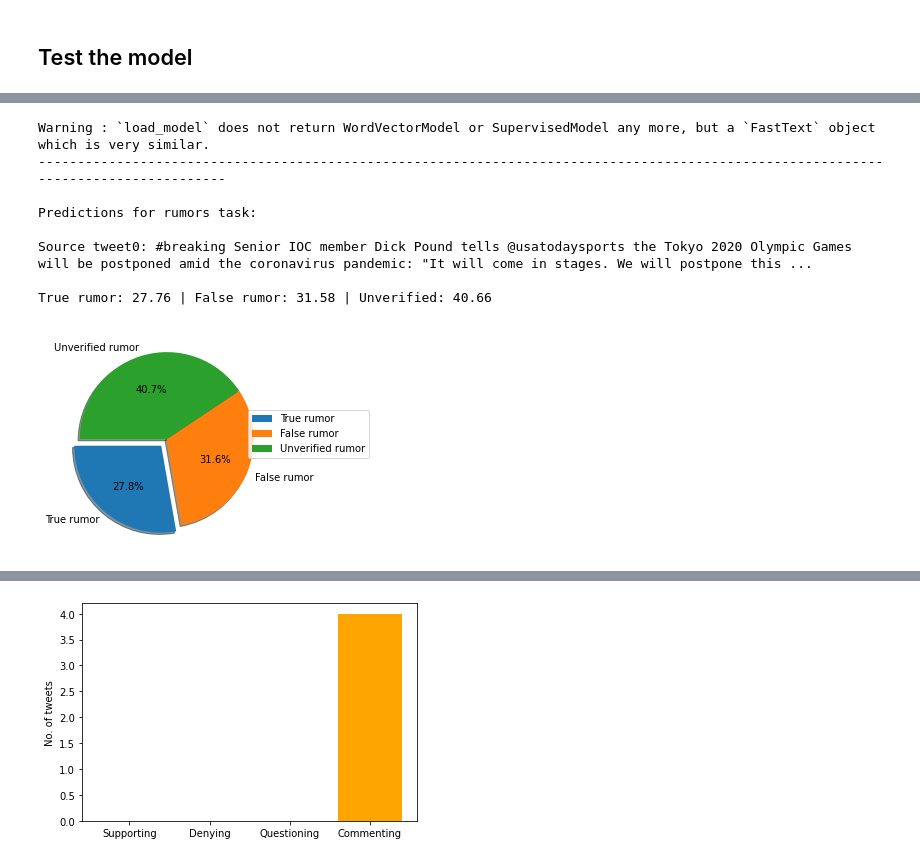
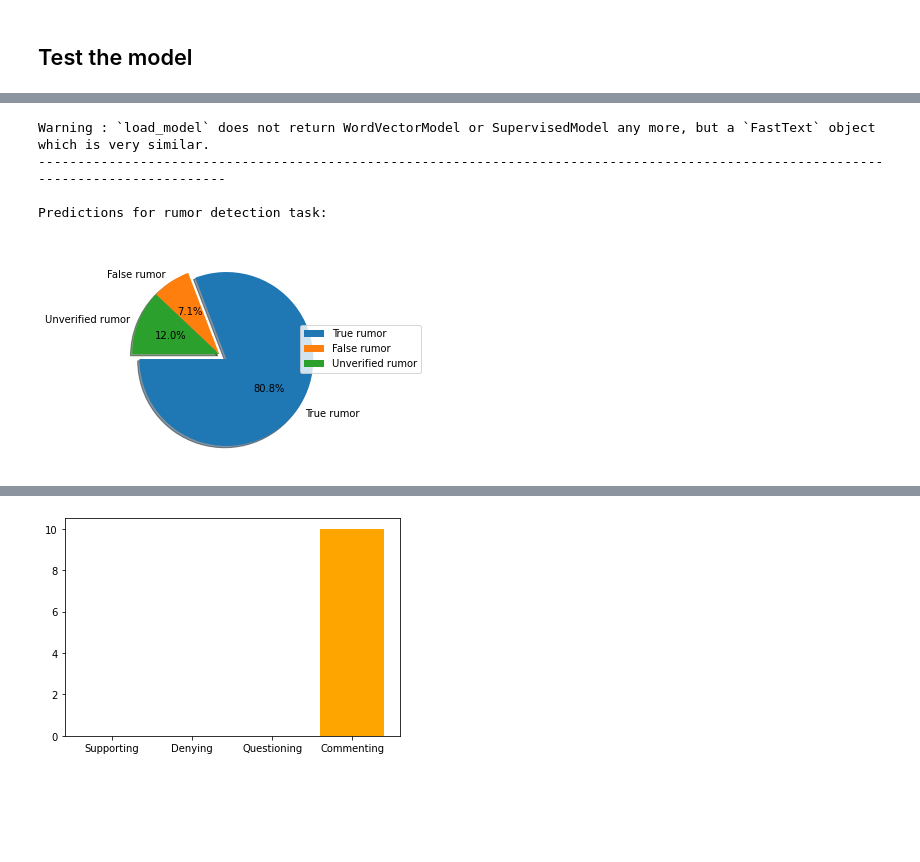
Before and after one commit to Lzvitali/Rumor-And-Stance-Detection, a Jupyter notebook: Rumor And Stance Detection.ipynb, the cells around one changed output, grey strips where cells are left out. Saved outputs shown, nothing was run; the diff lists cells and outputs as text; code cells hidden in the pictures; blank space fills up the shorter version.

```diff
--- a/Rumor And Stance Detection.ipynb
+++ b/Rumor And Stance Detection.ipynb
@@ -645,6 +685,7 @@ import sys
 from cleantext import clean  # reference: https://github.com/jfilter/clean-text
 from nltk.corpus import stopwords
 import re
+import matplotlib.pyplot as plt
 
 skipgram_path = 'embedding\\model_skipgram.bin'
 
@@ -659,11 +700,24 @@ def main():
         skipgram_model = fasttext.load_model(skipgram_path)
         print('------------------------------------------------------------------------------------------------------------------------------------')
 
-    rumors = ['#breaking Senior IOC member Dick Pound tells @usatodaysports the Tokyo 2020 Olympic Games will be postponed amid the coronavirus pandemic: "It will come in stages. We will postpone this and begin to deal with all the ramifications of moving this, which are immense." @jaketapper']
+    rumors = ['#breaking Senior IOC member Dick Pound tells @usatodaysports the Tokyo 2020 Olympic Games will be postponed amid the coronavirus pandemic: "It will come in stages. We will postpone this and begin to deal with all the ramifications of moving this, which are immense." @jaketapper',
+              'The International Olympic Committee has announced the upcoming 2020 Tokyo Olympic Games will be postponed, via USA Today.',
+              'Tweet 3: I’m hearing the Olympic Committee will likely postpone the games for a year or two but not cancel. Maybe we could go back to doing winter and summer in the same year I liked that better.',
+              'Tweet 4: Senior figures in British sport are now “90 per cent certain” that the Olympic Games in Tokyo will be postponed.',
+              'And there it is, the Olympic Games as postponed...',
+              'Japanese Officials Say 2020 Olympic Games Could be Postponed.',
+              'Coronavirus: Olympic Games to be postponed officially any day now as 2020 organisers face up to the inevitable.',
+              'Coronavirus will not postpone the Olympics, IOC says.']
     replies = ['It’s the right thing. I feel badly but it’s not worth the risks',
-               'I truly believe this Olympic should be protected by international efforts. Future-oriented options.',
-               'Who now?',
-               'No. "Senior IOC member Dick Pound." This is not real and I will not fall for this.']
+               'Should the Tokyo Olympic be cancelled rather than postponed, no country would try to host such a huge international event with enormous risk. If the Olympic is a noble event with worldwide commitments, would not it be more constructive to discuss "how to protect the Olympics"?',
+               'No. "Senior IOC member Dick Pound." This is not real and I will not fall for this.',
+               'To make it happen, Japan needs to aggressively start testing, tracing, isolating and treating people as well as informing people in utmost sincere and transparent way. Otherwise, this outbreak will never end as the world is interconnected and interdependent.',
+               'Finally!!',
+               'Smart move. If they did not postpone, they would have an Olympics with high school JV team swimmers and empty stands.',
+               'Good decision.',
+               'Ok now I know it’s serious.',
+               'Good news. I watch olympics but we need to shut everything down at least until new cases drops dramatically across the globe.',
+               'When reached for comment regarding the difficult of the decision, Dick Pound stated simply, “It was hard.”']
 
     examine_example(skipgram_model,
                     rumors,
@@ -722,8 +776,16 @@ def examine_example(fasttext_model, rumors, replies):
     # Loading the model
     model_multi_task.load_state_dict(torch.load('model/model_state_dict.pt'))
 
-    # get initial 'h' vectors of model's GRUs
-    h_prev_task_rumors_val, h_prev_task_stances_val, h_prev_shared_val = model_multi_task.init_hidden()
+    # Load hidden states (get initial 'h' vectors of model's GRUs)
+    try:
+        with open(os.path.join('model', 'h_prevs.pickle'), 'rb') as fp:
+            h_training = pickle.load(fp)
+            h_training = (torch.from_numpy(h_training['h_1']).to(device),
+                          torch.from_numpy(h_training['h_2']).to(device),
+                          torch.from_numpy(h_training['h_3']).to(device))
+    except EnvironmentError:
+        h_training = model_multi_task.init_hidden()
+    h_prev_task_rumors_val, h_prev_task_stances_val, h_prev_shared_val = h_training
 
     out_r = []  # results for rumor detection task
     out_s = []  # results for stance detection task
@@ -732,7 +794,7 @@ def examine_example(fasttext_model, rumors, replies):
     for inputs_rumors, inputs_replies in zip(loader_rumors, loader_replies):
         inputs_rumors, inputs_replies = inputs_rumors[0].to(device), inputs_replies[0].to(device)
 
-        for i in range(2):
+        for i in range(1):
             # Forward pass for rumor task, to get outputs of the model
             out_r, h_prev_shared_val, h_prev_task_rumors_val = model_multi_task(inputs_rumors,
                                                                                 h_prev_shared_val,
@@ -745,15 +807,12 @@ def examine_example(fasttext_model, rumors, replies):
                                                                                  h_prev_stances=h_prev_task_stances_val)
 
     # print results for rumors
-    print('\nPredictions for rumors task: ')
+    print('\nPredictions for rumor detection task: ')
     true_rumors = []
     false_rumors = []
     unverified_rumors = []
-    for i, (tweet, output) in enumerate(zip(rumors, out_r)):
-        print('\nSource tweet{}: {}'.format(i, tweet))
-        print('\nTrue rumor: {:.2f} | False rumor: {:.2f} | Unverified: {:.2f} \n'.format((output[0]*100),
-                                                                                        (output[1]*100),
-                                                                                        (output[2]*100)))
+
+    for output in out_r:
         true_rumors.append(output[0].item())
         false_rumors.append(output[1].item())
         unverified_rumors.append(output[2].item())
@@ -769,15 +828,15 @@ def examine_example(fasttext_model, rumors, replies):
     plt.legend(loc="center left", bbox_to_anchor=(0.85, 0.1, 0.5, 0.85))
     plt.show()
 
+    for i, (tweet, output) in enumerate(zip(rumors, out_r)):
+        print('Source tweet {}: {}'.format(i + 1, tweet))
+        print('True rumor: {:.2f} | False rumor: {:.2f} | Unverified: {:.2f} \n'.format((output[0]*100),
+                                                                                        (output[1]*100),
+                                                                                        (output[2]*100)))
     # print results for stances
     print('\nPredictions for stances task: ')
     counters = [0, 0, 0, 0]
-    for i, (tweet, output) in enumerate(zip(replies, out_s)):
-        print('\nReply{}: {}'.format(i, tweet))
-        print('Supporting: {:.2f} | Deny: {:.2f} | Query: {:.2f} | Comment: {:.2f}'.format((output[0] * 100),
-                                                                                             (output[1] * 100),
-                                                                                             (output[2] * 100),
-                                                                                             (output[3] * 100)))
+    for output in out_s:
         counters[torch.argmax(output, dim=0).item()] += 1
 
     # plot the results
@@ -787,8 +846,14 @@ def examine_example(fasttext_model, rumors, replies):
 
     # plotting a bar chart
     plt.bar(left, height, tick_label=tick_label, width=0.8, color=['green', 'red', 'purple', 'orange'])
-    plt.ylabel('No. of tweets')
     plt.show()
+
+    for i, (tweet, output) in enumerate(zip(replies, out_s)):
+        print('Reply {}: {}'.format(i + 1, tweet))
+        print('Supporting: {:.2f} | Deny: {:.2f} | Query: {:.2f} | Comment: {:.2f}\n'.format((output[0] * 100),
+                                                                                             (output[1] * 100),
+                                                                                             (output[2] * 100),
+                                                                                             (output[3] * 100)))
 
 
 def tweet_cleaner(tweet):
@@ -801,36 +866,32 @@ def tweet_cleaner(tweet):
     # removal of @mention
     no_mentions = re.sub(r'@[\w_]+', '', no_stopwords)
 
     clean_tweet = clean(no_mentions,
                         fix_unicode=True,  # fix various unicode errors
                         to_ascii=True,  # transliterate to closest ASCII representation
                         lower=True,  # lowercase text
                         no_line_breaks=True,  # fully strip line breaks as opposed to only normalizing them
                         no_urls=True,  # replace all URLs with a special token
                         no_emails=True,  # replace all email addresses with a special token
                         no_phone_numbers=True,  # replace all phone numbers with a special token
                         no_numbers=False,  # replace all numbers with a special token
                         no_digits=False,  # replace all digits with a special token
                         no_currency_symbols=True,  # replace all currency symbols with a special token
                         no_punct=True,  # fully remove punctuation
                         replace_with_url="<URL>",
                         replace_with_email="<EMAIL>",
                         replace_with_phone_number="<PHONE>",
                         replace_with_number="<NUMBER>",
                         replace_with_digit="0",
                         replace_with_currency_symbol="<CUR>",
                         lang="en"
                         )
     return clean_tweet
 
 main()
 # %% [output]
 Warning : `load_model` does not return WordVectorModel or SupervisedModel any more, but a `FastText` object which is very similar.
 ------------------------------------------------------------------------------------------------------------------------------------
 
-Predictions for rumors task:
-
-Source tweet0: #breaking Senior IOC member Dick Pound tells @usatodaysports the Tokyo 2020 Olympic Games will be postponed amid the coronavirus pandemic: "It will come in stages. We will postpone this ...
-
-True rumor: 27.76 | False rumor: 31.58 | Unverified: 40.66
+Predictions for rumor detection task:
-[figure, old version]
+[figure, new version]
@@ -850 +915 @@ Supporting: 3.97 | Deny: 4.34 | Query: 5.77 | Comment: 85.91
-[figure, old version]
+[figure, new version]
```
Also changed, not shown: parts of 6 cells of this notebook, 4 other files.
